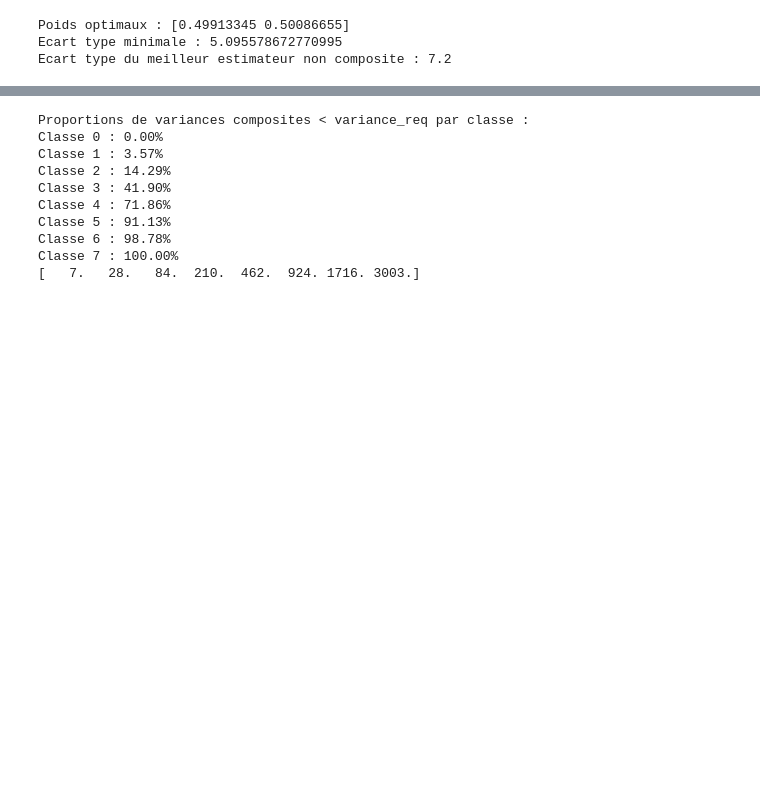
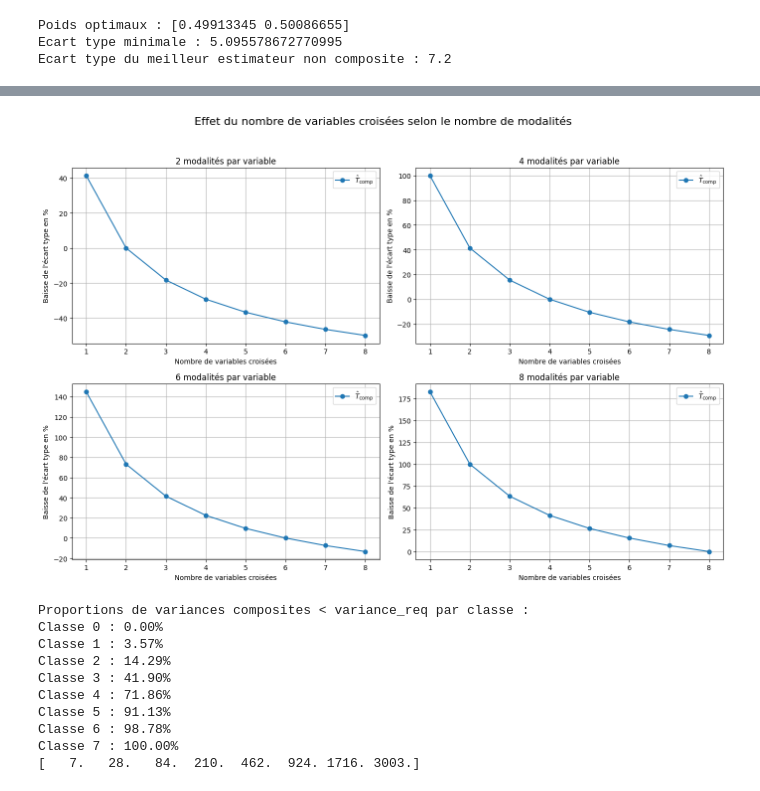
Before and after one commit to InseeFrLab/diff-privacy-OpenDP, a Jupyter notebook: marge.ipynb, the cells around one changed output, grey strips where cells are left out. Drawn from its saved outputs; the diff is of its cells as text; code cells hidden in the pictures; blank space fills up the shorter version.

```diff
--- a/marge.ipynb
+++ b/marge.ipynb
@@ -87,3 +84,52 @@ plt.show()
+# %%
+import numpy as np
+import matplotlib.pyplot as plt
+
+def poids_et_variance_min(variances: list[float]) -> tuple[np.ndarray, float]:
+    inv_vars = 1 / np.array(variances)
+    poids = inv_vars / inv_vars.sum()
+    var_min = 1 / inv_vars.sum()
+    return poids, var_min
+
+def evol_relative(var, var_ref):
+    return 100 * (np.sqrt(var) - np.sqrt(var_ref)) / np.sqrt(var_ref)
+
+# Paramètres globaux
+variance_req = 5.1**2
+max_nb_variables = 8
+modalites_list = [2, 4, 6, 8]
+
+# Création des subplots
+fig, axs = plt.subplots(2, 2, figsize=(14, 10))
+axs = axs.flatten()
+
+for idx, nb_modalite in enumerate(modalites_list):
+    x_vals = np.arange(1, max_nb_variables + 1)
+    list_evolution_relative = []
+
+    var_ref = nb_modalite * variance_req
+
+    for nb_variables in x_vals:
+        var_estim = nb_variables * [nb_modalite * variance_req]
+        poids, var_min = poids_et_variance_min(var_estim)
+        list_evolution_relative.append(evol_relative(var_min, variance_req))
+
+    # Tracé sur le subplot correspondant
+    ax = axs[idx]
+    ax.plot(x_vals, list_evolution_relative, label=r"$\hat{T}_{\text{comp}}$", marker="o")
+
+    ax.set_xlabel("Nombre de variables croisées")
+    ax.set_ylabel("Baisse de l'écart type en %")
+    ax.set_title(f"{nb_modalite} modalités par variable")
+    ax.legend()
+    ax.grid(True)
+
+# Mise en page globale
+plt.suptitle("Effet du nombre de variables croisées selon le nombre de modalités", fontsize=16)
+plt.tight_layout(rect=[0, 0.03, 1, 0.95])
+plt.show()
+# %% [output]
+[figure, added]
 # %%
 import numpy as np
 import itertools
```
Also changed, not shown: parts of 10 cells of this notebook.
